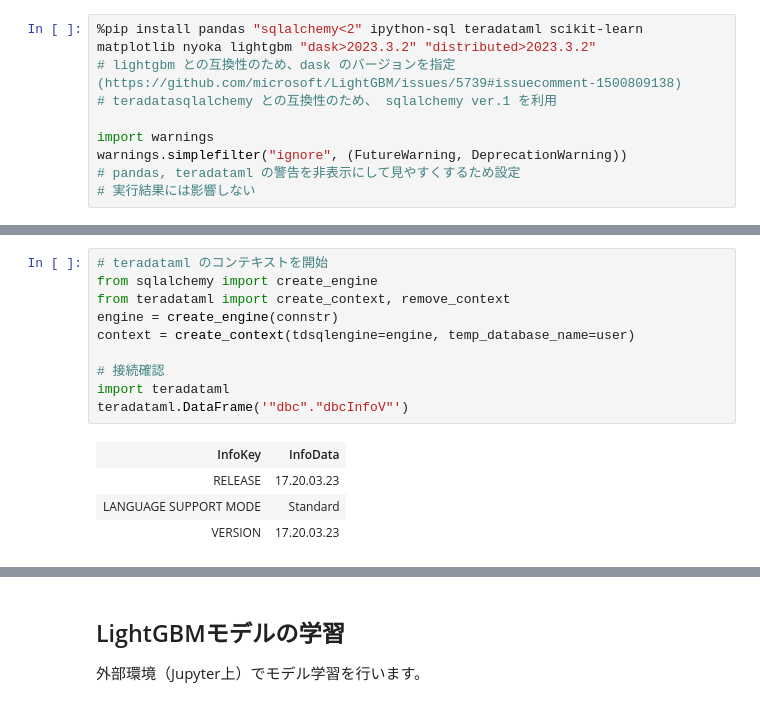
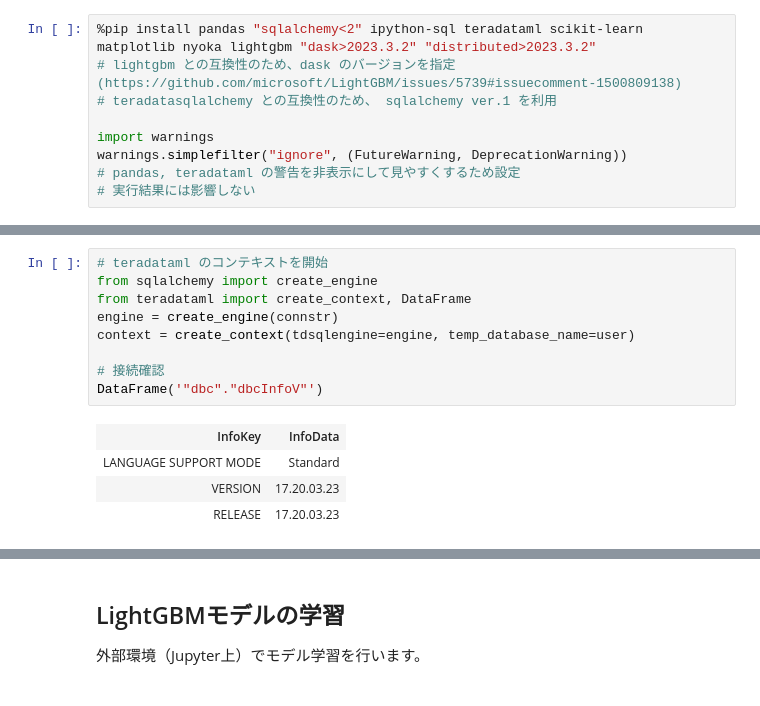
Before and after one commit to Teradata/teradata-japan, a Jupyter notebook: introductory-notebooks/3.1_BYOM-lightgbm-house-price.ipynb, the cells around one changed output, grey strips where cells are left out. Drawn from its saved outputs; the diff is of its cells as text.

```diff
--- a/introductory-notebooks/3.1_BYOM-lightgbm-house-price.ipynb
+++ b/introductory-notebooks/3.1_BYOM-lightgbm-house-price.ipynb
@@ -52,18 +52,17 @@ Password >  ········
 # %%
 # teradataml のコンテキストを開始
 from sqlalchemy import create_engine
-from teradataml import create_context, remove_context
+from teradataml import create_context, DataFrame
 engine = create_engine(connstr)
 context = create_context(tdsqlengine=engine, temp_database_name=user)
 
 # 接続確認
-import teradataml
-teradataml.DataFrame('"dbc"."dbcInfoV"')
+DataFrame('"dbc"."dbcInfoV"')
 # %% [output]
 | InfoKey | InfoData |
-| RELEASE | 17.20.03.23 |
 | LANGUAGE SUPPORT MODE | Standard |
 | VERSION | 17.20.03.23 |
+| RELEASE | 17.20.03.23 |
 # %% [markdown]
 ## データの準備
 
```
Also changed, not shown: parts of 10 cells of this notebook, 1 other file.
